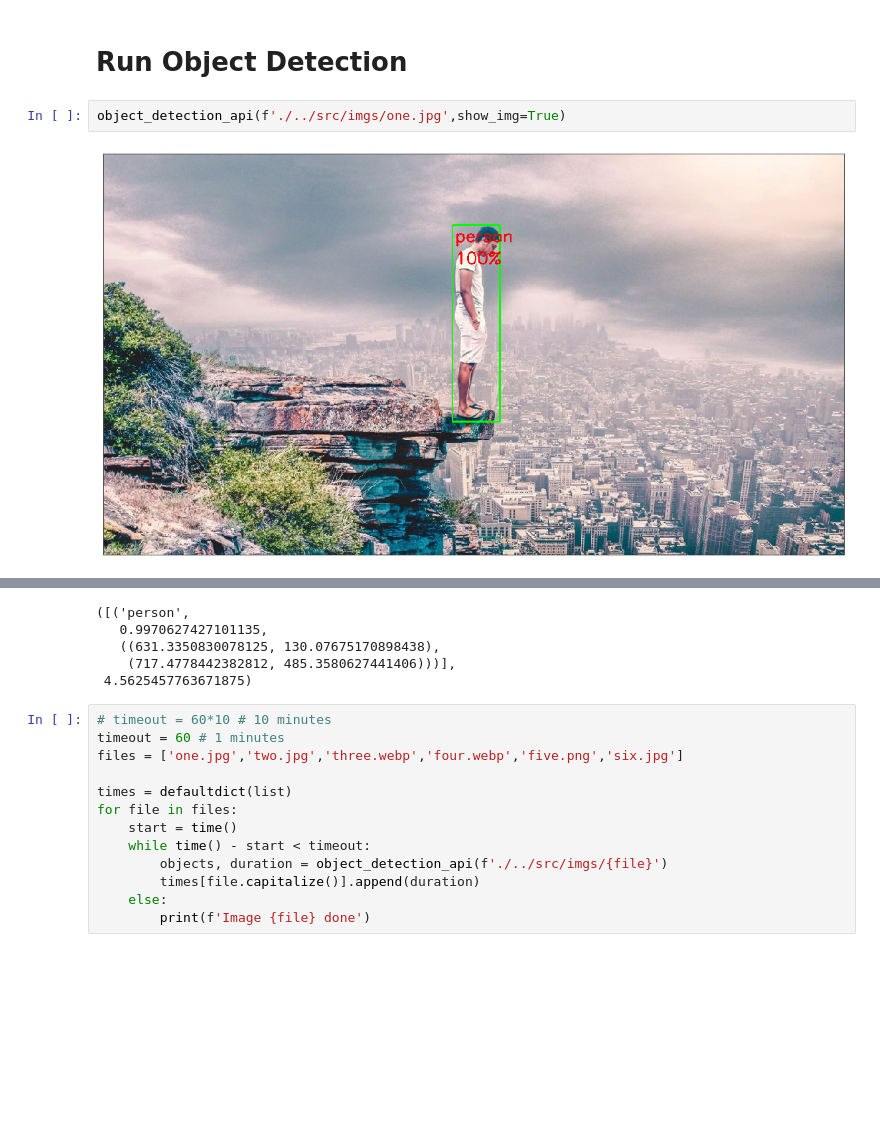
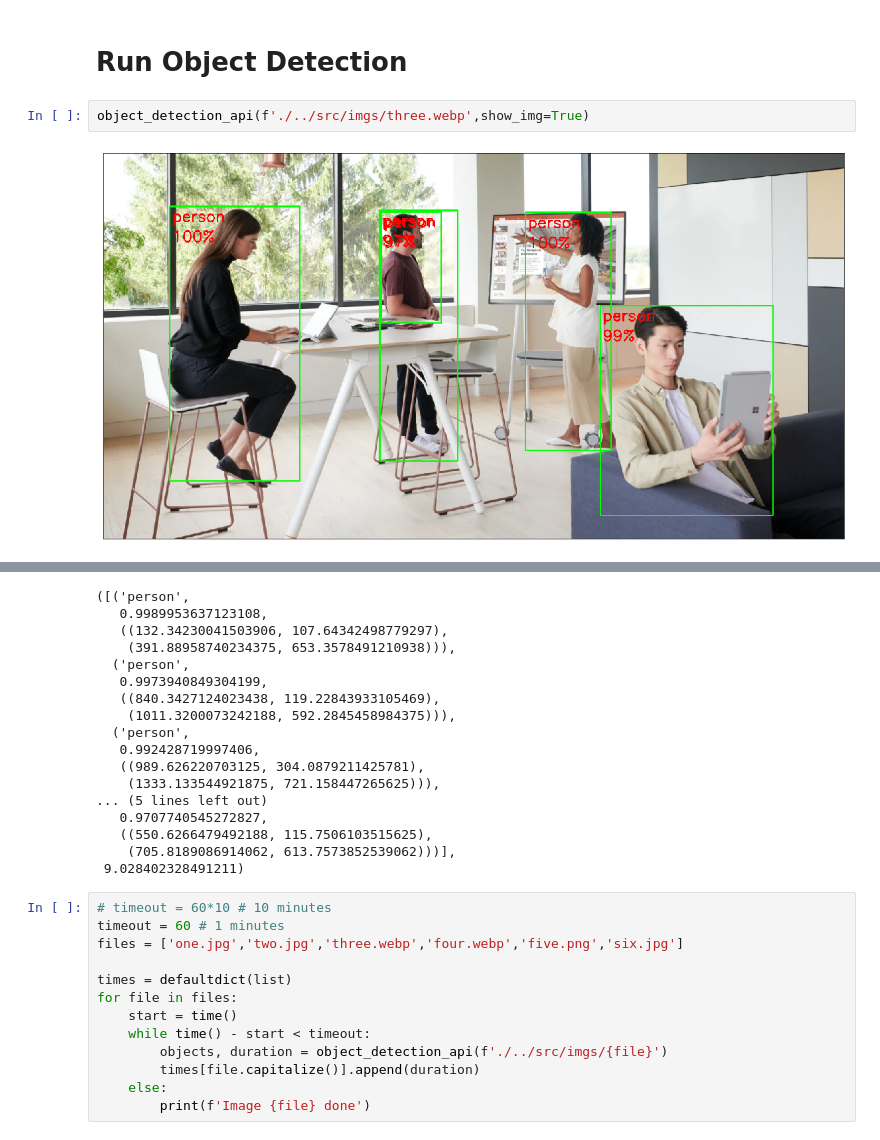
Before and after one commit to CBASoftwareDevolopment2020/UFO-Exam, a Jupyter notebook: ObjectDetection/F_R-CNN.ipynb, the cells around one changed output, grey strips where cells are left out. Saved outputs shown, nothing was run; the diff lists cells and outputs as text; blank space fills up the shorter version.

```diff
--- a/ObjectDetection/F_R-CNN.ipynb
+++ b/ObjectDetection/F_R-CNN.ipynb
@@ -115,6 +115,6 @@ def object_detection_api(img_path, threshold=0.9, rect_th=2, text_size=1, text_t
 # %% [markdown]
 # Run Object Detection
 # %%
-object_detection_api(f'./../src/imgs/one.jpg',show_img=True)
+object_detection_api(f'./../src/imgs/three.webp',show_img=True)
 # %% [output]
-[figure, old version]
+[figure, new version]
@@ -122,8 +122,20 @@ Object Detection took 4.563 seconds on image size (726, 1340, 3)
 ([('person',
-   0.9970627427101135,
-   ((631.3350830078125, 130.07675170898438),
-    (717.4778442382812, 485.3580627441406)))],
- 4.5625457763671875)
+   0.9989953637123108,
+   ((132.34230041503906, 107.64342498779297),
+    (391.88958740234375, 653.3578491210938))),
+  ('person',
+   0.9973940849304199,
+   ((840.3427124023438, 119.22843933105469),
+    (1011.3200073242188, 592.2845458984375))),
+  ('person',
+   0.992428719997406,
+   ((989.626220703125, 304.0879211425781),
+    (1333.133544921875, 721.158447265625))),
+... (5 lines left out)
+   0.9707740545272827,
+   ((550.6266479492188, 115.7506103515625),
+    (705.8189086914062, 613.7573852539062)))],
+ 9.028402328491211)
 # %%
 # timeout = 60*10 # 10 minutes
 timeout = 60 # 1 minutes
```
Also changed, not shown: parts of 1 cell of this notebook, 6 other files.
